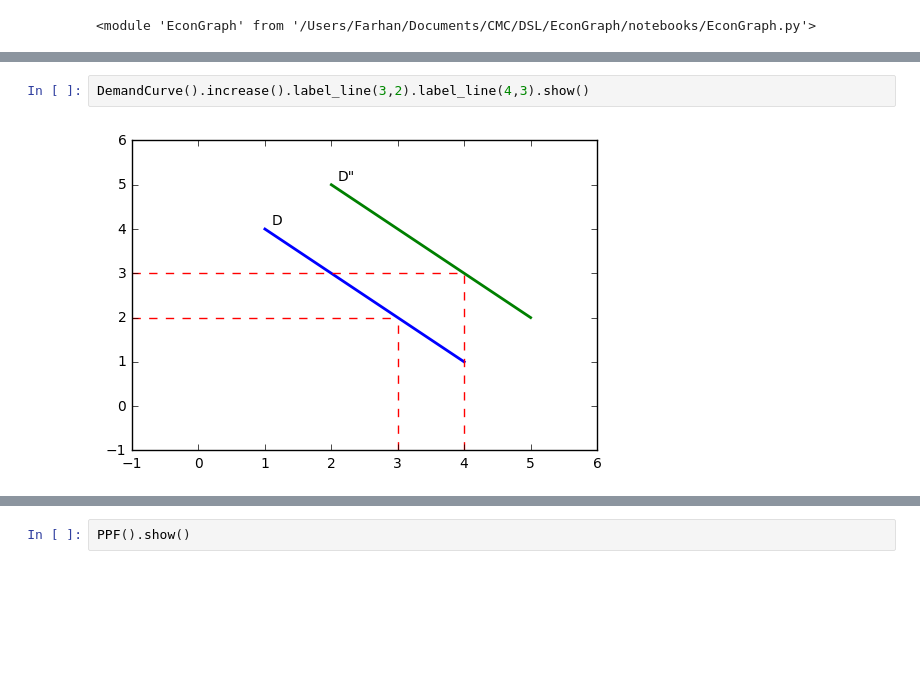
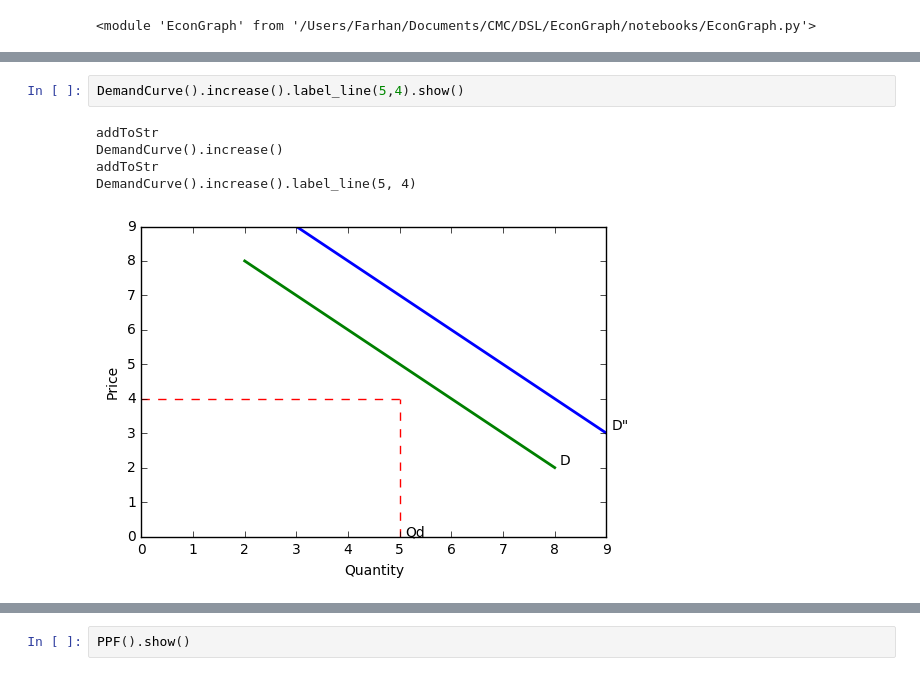
Before and after one commit to farhanatt/EconGraph, a Jupyter notebook: notebooks/Test.ipynb, the cells around one changed output, grey strips where cells are left out. Saved outputs shown, nothing was run; the diff lists cells and outputs as text; blank space fills up the shorter version.

```diff
--- a/notebooks/Test.ipynb
+++ b/notebooks/Test.ipynb
@@ -15,7 +17,11 @@ SupplyCurve().decrease().show()
 # %%
-DemandCurve().increase().label_line(3,2).label_line(4,3).show()
+DemandCurve().increase().label_line(5,4).show()
 # %% [output]
+addToStr
+DemandCurve().increase()
+addToStr
+DemandCurve().increase().label_line(5, 4)
-[figure, old version]
+[figure, new version]
 # %%
 DemandCurve().slope("vertical").show()
 # %% [output]
```
Also changed, not shown: parts of 46 cells of this notebook, 3 other files.
